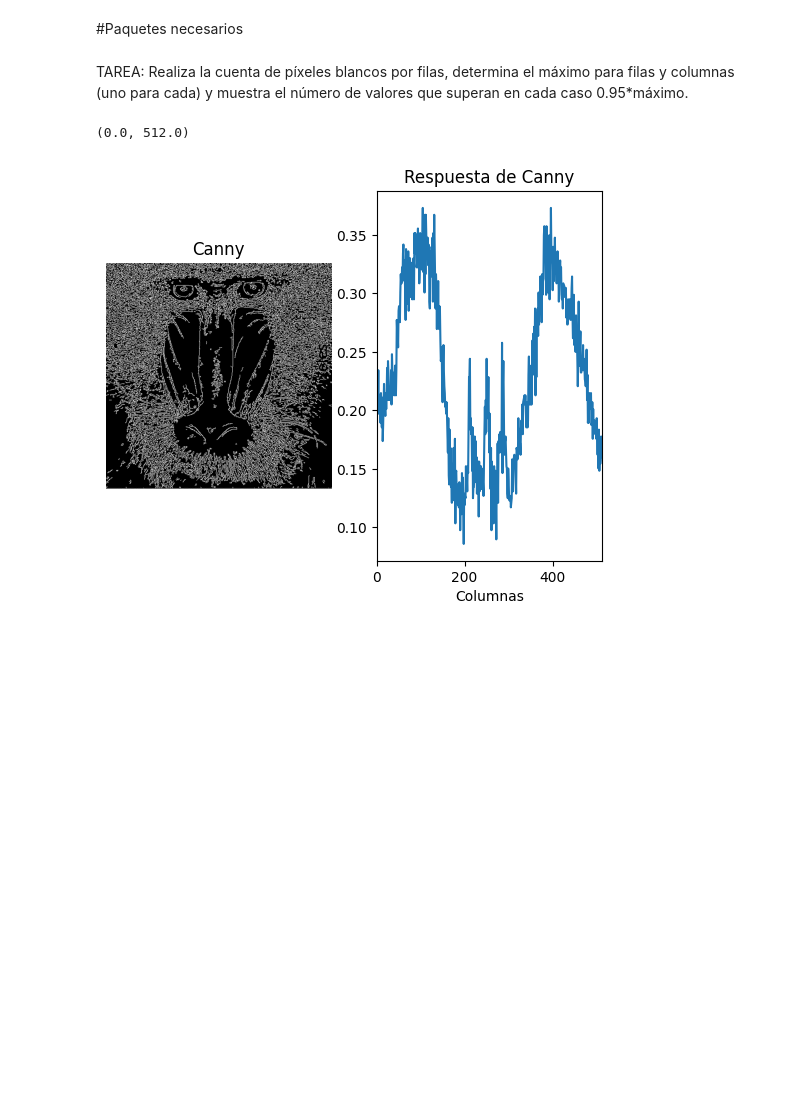
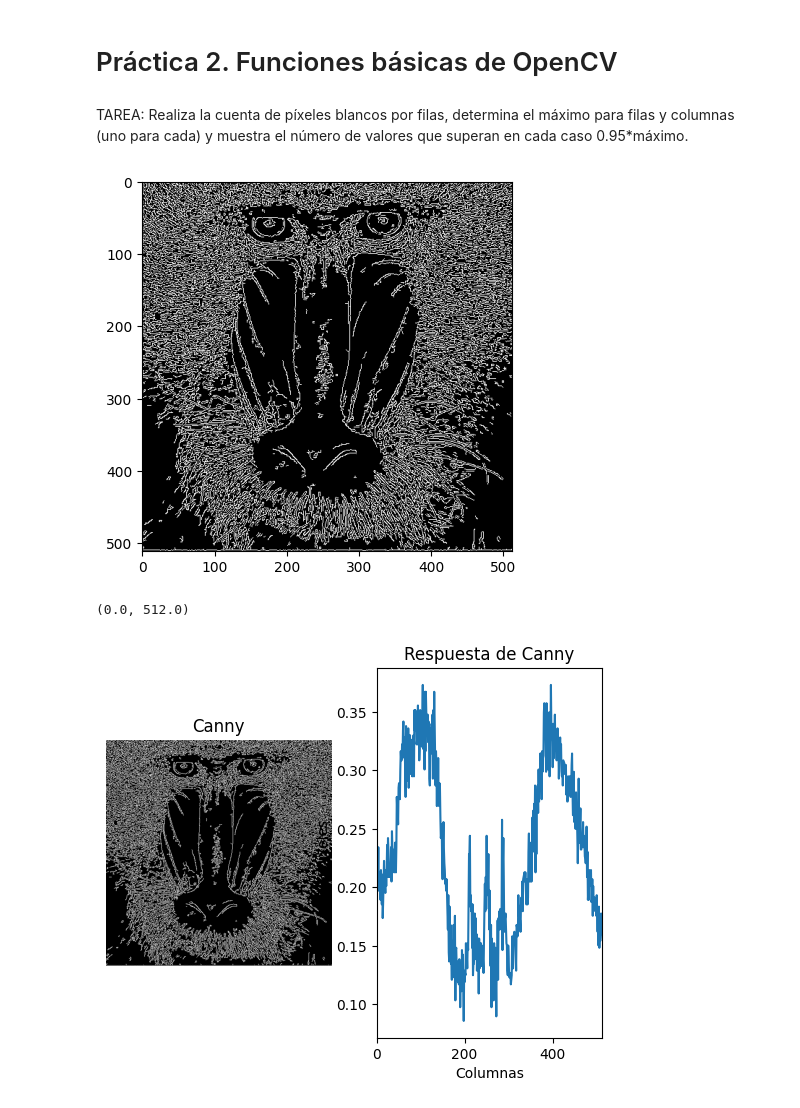
Before and after one commit to xskere/practicasVC, a Jupyter notebook: P2/VC_P2.ipynb, the cells around one changed output. Cells and saved outputs as stored; diff of their text form; code cells hidden in the pictures; blank space fills up the shorter version.

```diff
--- a/P2/VC_P2.ipynb
+++ b/P2/VC_P2.ipynb
@@ -1,9 +1,17 @@
-# %% [markdown]
-#Paquetes necesarios
+# %% [markdown]
+# Práctica 2. Funciones básicas de OpenCV
 # %%
 import cv2
 import numpy as np
 import matplotlib.pyplot as plt
 # %% [markdown]
 TAREA: Realiza la cuenta de píxeles blancos por filas, determina el máximo para filas y columnas (uno para cada) y muestra el número de valores que superan en cada caso 0.95*máximo.
+# %%
+img = cv2.imread('mandril.jpg')
+gris = cv2.cvtColor(img, cv2.COLOR_BGR2GRAY)
+canny = cv2.Canny(gris, 100, 200)
+plt.imshow(canny, cmap='gray')
+plt.show()
+# %% [output]
+[figure, added]
 # %%
```
Also changed, not shown: parts of 6 cells of this notebook, 1 other file.
